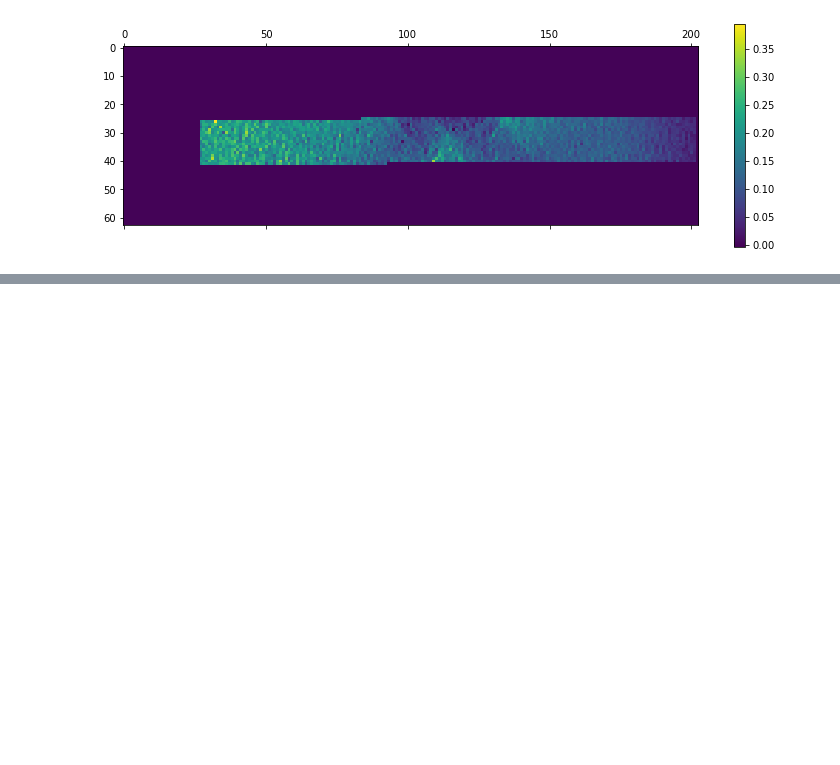
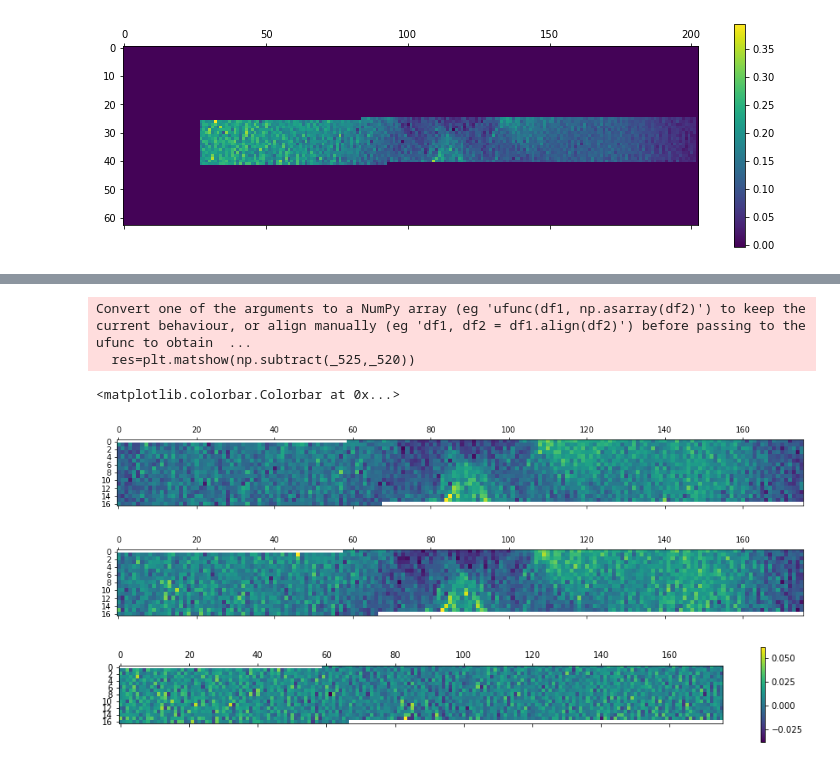
Before and after one commit to KMDE-10/DIC, a Jupyter notebook: HDF_import.ipynb, the cells around one changed output, grey strips where cells are left out. Cells and saved outputs as stored; diff of their text form; code cells hidden in the pictures; blank space fills up the shorter version.

```diff
--- a/HDF_import.ipynb
+++ b/HDF_import.ipynb
@@ -357,0 +359,15 @@ dtype: float64
+# %%
+_520=strip_background(series.iloc[450,:][('strains', 'strain_yy')]).iloc[:,:-1]
+_525=strip_background(series.iloc[500,:][('strains', 'strain_yy')]).iloc[:,:]
+#display(_520,_525)
+plt.matshow(_520)
+plt.matshow(_525)
+res=plt.matshow(np.subtract(_525,_520))
+plt.colorbar(res)
+# %% [output]
+Convert one of the arguments to a NumPy array (eg 'ufunc(df1, np.asarray(df2)') to keep the current behaviour, or align manually (eg 'df1, df2 = df1.align(df2)') before passing to the ufunc to obtain  ...
+  res=plt.matshow(np.subtract(_525,_520))
+<matplotlib.colorbar.Colorbar at 0x...>
+[figure, added]
+[figure, added]
+[figure, added]
```
Also changed, not shown: parts of 3 cells of this notebook.
